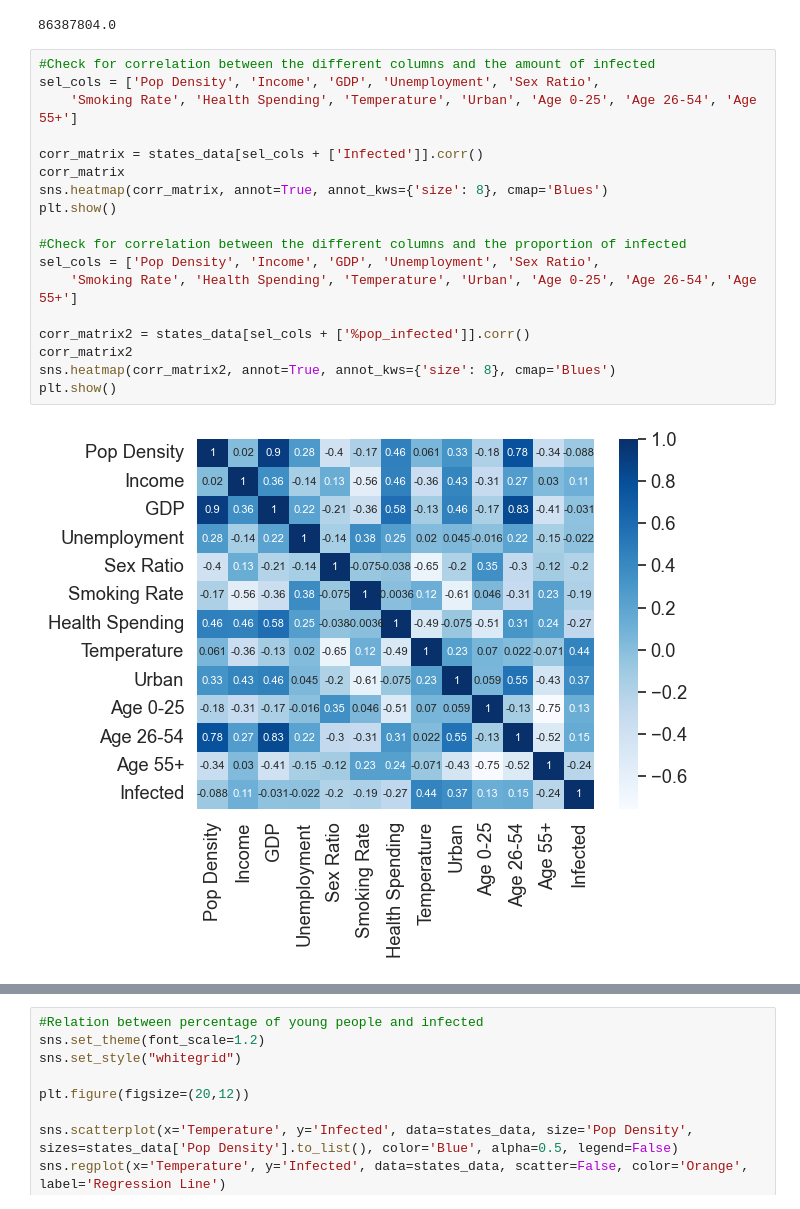
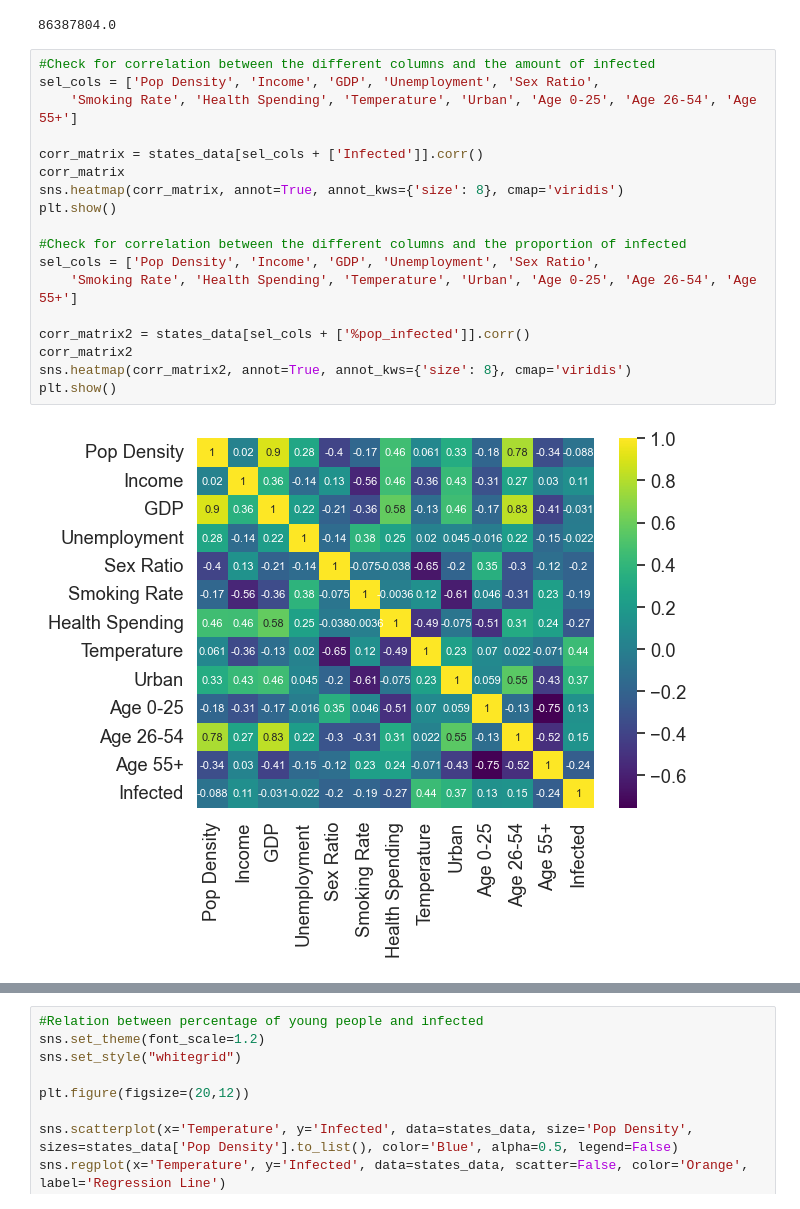
Before and after one commit to ollie-gats/BSE_brush_up_python_project, a Jupyter notebook: final_project_part1.ipynb, the cells around one changed output, grey strips where cells are left out. Saved outputs shown, nothing was run; the diff lists cells and outputs as text.

```diff
--- a/final_project_part1.ipynb
+++ b/final_project_part1.ipynb
@@ -184,20 +188,20 @@ covid_data[covid_data['month']==4]['negative'].sum()
 # %%
 #Check for correlation between the different columns and the amount of infected
 sel_cols = ['Pop Density', 'Income', 'GDP', 'Unemployment', 'Sex Ratio',
     'Smoking Rate', 'Health Spending', 'Temperature', 'Urban', 'Age 0-25', 'Age 26-54', 'Age 55+']
 
 corr_matrix = states_data[sel_cols + ['Infected']].corr()
 corr_matrix
-sns.heatmap(corr_matrix, annot=True, annot_kws={'size': 8}, cmap='Blues')
+sns.heatmap(corr_matrix, annot=True, annot_kws={'size': 8}, cmap='viridis')
 plt.show()
 
 #Check for correlation between the different columns and the proportion of infected
 sel_cols = ['Pop Density', 'Income', 'GDP', 'Unemployment', 'Sex Ratio',
     'Smoking Rate', 'Health Spending', 'Temperature', 'Urban', 'Age 0-25', 'Age 26-54', 'Age 55+']
 
 corr_matrix2 = states_data[sel_cols + ['%pop_infected']].corr()
 corr_matrix2
-sns.heatmap(corr_matrix2, annot=True, annot_kws={'size': 8}, cmap='Blues')
+sns.heatmap(corr_matrix2, annot=True, annot_kws={'size': 8}, cmap='viridis')
 plt.show()
 # %% [output]
-[figure, old version]
+[figure, new version]
```
Also changed, not shown: parts of 4 cells of this notebook.
